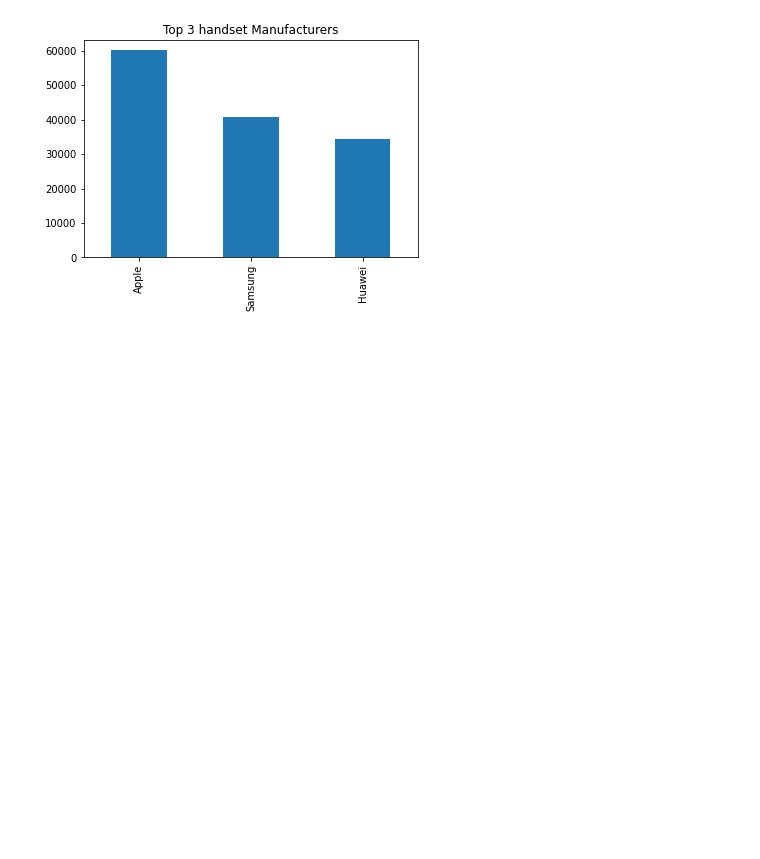
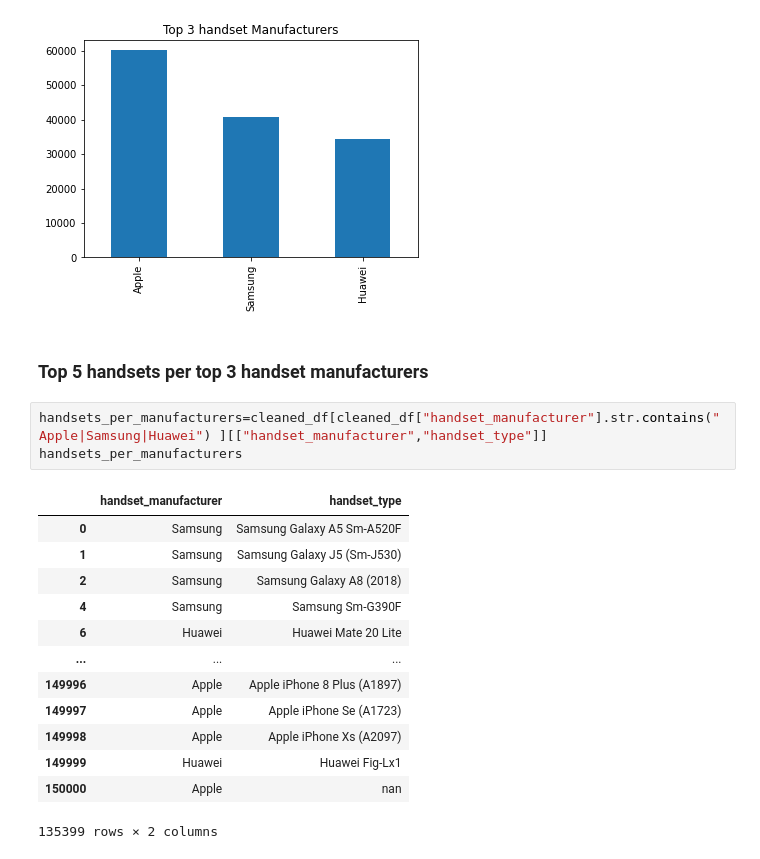
Before and after one commit to Nathnael12/Telecom_data_analysis, a Jupyter notebook: notebooks/data_exploration.ipynb, the cells around one changed output. Saved outputs shown, nothing was run; the diff lists cells and outputs as text; blank space fills up the shorter version.

```diff
--- a/notebooks/data_exploration.ipynb
+++ b/notebooks/data_exploration.ipynb
@@ -113,3 +113,22 @@ cleaned_df["handset_manufacturer"].value_counts()[:3].plot(kind="bar",title="Top
 plt.show()
 # %% [output]
 [figure]
+# %% [markdown]
+### Top 5 handsets per top 3 handset manufacturers
+# %%
+handsets_per_manufacturers=cleaned_df[cleaned_df["handset_manufacturer"].str.contains("Apple|Samsung|Huawei") ][["handset_manufacturer","handset_type"]]
+handsets_per_manufacturers
+# %% [output]
+|  | handset_manufacturer | handset_type |
+| 0 | Samsung | Samsung Galaxy A5 Sm-A520F |
+| 1 | Samsung | Samsung Galaxy J5 (Sm-J530) |
+| 2 | Samsung | Samsung Galaxy A8 (2018) |
+| 4 | Samsung | Samsung Sm-G390F |
+| 6 | Huawei | Huawei Mate 20 Lite |
+| ... | ... | ... |
+| 149996 | Apple | Apple iPhone 8 Plus (A1897) |
+| 149997 | Apple | Apple iPhone Se (A1723) |
+| 149998 | Apple | Apple iPhone Xs (A2097) |
+| 149999 | Huawei | Huawei Fig-Lx1 |
+| 150000 | Apple | nan |
+135399 rows × 2 columns
```
Also changed, not shown: parts of 5 cells of this notebook.
